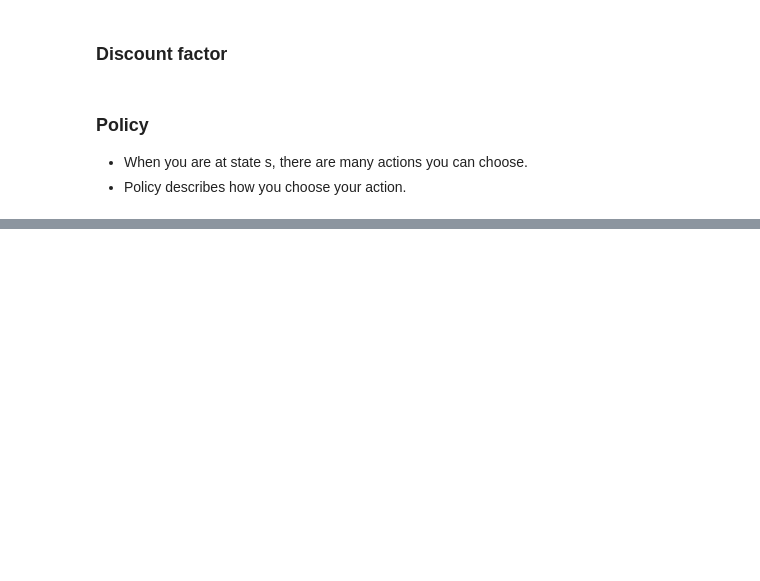
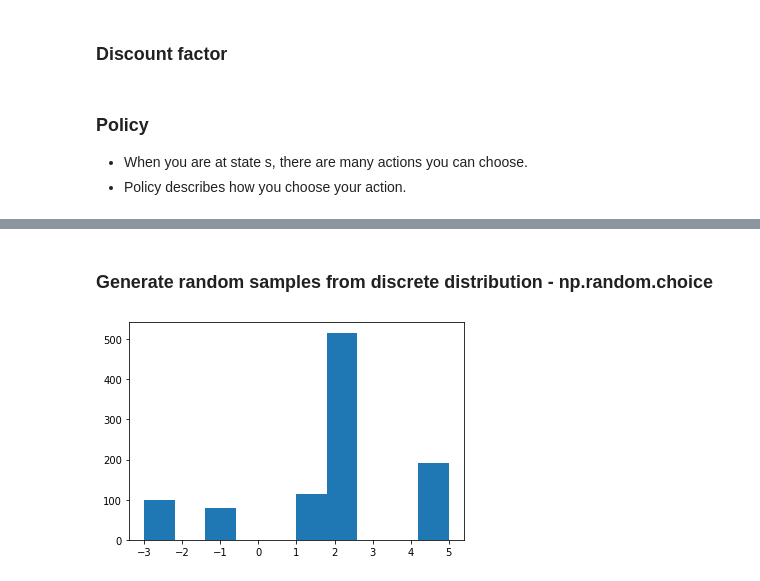
Before and after one commit to ckiekim/TIL, a Jupyter notebook: 21.Reinforced_Learning/03_MarkovDecisionProcess.ipynb, the cells around one changed output, grey strips where cells are left out. Drawn from its saved outputs; the diff is of its cells as text; code cells hidden in the pictures; blank space fills up the shorter version.

```diff
--- a/21.Reinforced_Learning/03_MarkovDecisionProcess.ipynb
+++ b/21.Reinforced_Learning/03_MarkovDecisionProcess.ipynb
@@ -121,0 +213,15 @@ policy[10,:] = [0,0,1,0]  # ^ (up)
+# %% [markdown]
+### Generate random samples from discrete distribution - np.random.choice
+# %%
+import numpy as np
+import matplotlib.pyplot as plt
+%matplotlib inline
+
+x = [-3, -1, 1, 2, 5]
+pmf = [0.1, 0.1, 0.1, 0.5, 0.2]
+x_sample = np.random.choice(x, p=pmf, size=(1000,))
+
+plt.hist(x_sample)
+plt.show()
+# %% [output]
+[figure, added]
```
Also changed, not shown: parts of 15 cells of this notebook.
